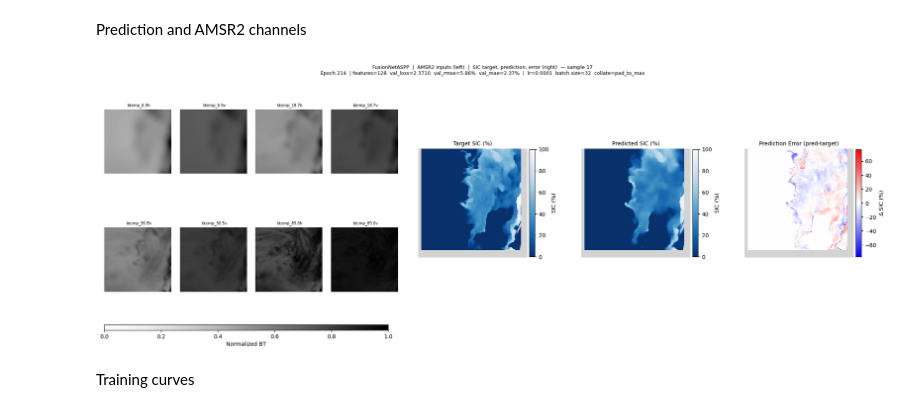
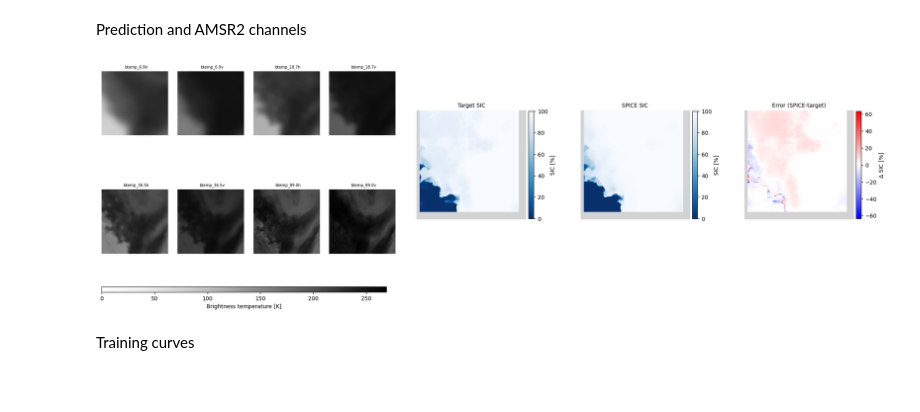
Before and after one commit to NinnaL/Master-thesis---Super-resolution-sea-ice-concentration-using-generative-AI, a Jupyter notebook: Code/prediction_plots.ipynb, the cells around one changed output. Drawn from its saved outputs; the diff is of its cells as text; code cells hidden in the pictures; blank space fills up the shorter version.

Commit message:
updated figures

```diff
--- a/Code/prediction_plots.ipynb
+++ b/Code/prediction_plots.ipynb
@@ -30,8 +30,8 @@ history_path = os.path.join(OUTPUT_DIR, f'training_history_{postfix}.npy')
 NUM_WORKERS = 0
 
 
-# device = torch.device('cuda' if torch.cuda.is_available() else 'cpu')
-device = torch.device('cpu')
+device = torch.device('cuda' if torch.cuda.is_available() else 'cpu')
+# device = torch.device('cpu')
 print(f"Using device: {device}")
 
 ### Load checkpoint — all model and training params come from here ###
@@ -85,7 +85,7 @@ Checkpoint  : epoch=214  in_channels=14  features=128
 Val metrics : loss=2.3710  rmse=5.86%  mae=2.37%
 Training    : lr=0.0001   sch=?  batch=32  wd=1e-05  grad_clip=1.0  collate=pad_to_max
 # %%
-SAMPLE_IDX  = 17   # which sample in the batch to plot
+SAMPLE_IDX  = 31   # which sample in the batch to plot
 
 ### Extract sample ###
 idx      = SAMPLE_IDX
@@ -106,6 +106,7 @@ Prediction and AMSR2 channels
 
 ### Extract sample ###
 idx      = SAMPLE_IDX
+# for idx in range(batch_size):
 amsr2_np = amsr2[idx].cpu().numpy()   # (14, H, W)
 sic_np   = sic[idx, 0].cpu().numpy()  # (H, W)
 mask_np  = mask[idx, 0].cpu().numpy() # (H, W) bool
@@ -125,9 +126,9 @@ cmap_bt   = plt.cm.Greys.copy(); cmap_bt.set_bad('beige')
 cmap_sic  = plt.cm.Blues_r.copy();  cmap_sic.set_bad('lightgray')
 cmap_diff = plt.cm.bwr.copy();   cmap_diff.set_bad('lightgray')
 
-# gs = gridspec.GridSpec(1, 2, figure=fig, width_ratios=[2, 3], wspace=0.05,
-#             left=0.02, right=0.98, top=0.88, bottom=0.08)
-# gs_amsr2 = gs[0, 0].subgridspec(3, 5, hspace=0.08, wspace=0.05)
+gs = gridspec.GridSpec(1, 2, figure=fig, width_ratios=[2, 3], wspace=0.05,
+            left=0.02, right=0.98, top=0.88, bottom=0.08)
+gs_amsr2 = gs[0, 0].subgridspec(3, 5, hspace=0.08, wspace=0.05)
 
 # ims_amsr2 = []
 # for i in range(in_channels):
@@ -152,59 +153,63 @@ for plot_idx, i in enumerate(channels_to_plot):
     ax = fig.add_subplot(gs_amsr2[row, col])
 
     chan = amsr2_np[i]
-    chan_min = np.nanmin(chan)
-    chan_max = np.nanmax(chan)
-    chan_norm = (chan - chan_min) / (chan_max - chan_min + 1e-8)
+    # chan_min = np.nanmin(chan)
+    # chan_max = np.nanmax(chan)
+    # chan_norm = (chan - chan_min) / (chan_max - chan_min + 1e-8)
+    chan_norm = chan
 
     im = ax.imshow(chan_norm, cmap=cmap_bt, vmin=0, vmax=1, interpolation='nearest')
     ax.set_title(channel_names[i] if i < len(channel_names) else f'ch {i}', fontsize=7)
     ax.axis('off')
     ims_amsr2.append(im)
 
 cbar_ax = fig.add_axes([0.02, 0.02, 0.36, 0.02])
-fig.colorbar(ims_amsr2[0], cax=cbar_ax, orientation='horizontal', label='Normalized BT')
-cbar_ax.set_xlim(0, 1)  # force correct colorbar range
+fig.colorbar(ims_amsr2[0], cax=cbar_ax, orientation='horizontal', label='Brightness temperature [K]')
+# cbar_ax.set_xlim(0, 1)  # force correct colorbar range
 
-# vmin_bt = amsr2_np.min()
-# vmax_bt = amsr2_np.max()
-# for im in ims_amsr2:
-#     im.set_clim(vmin_bt, vmax_bt)
+vmin_bt = amsr2_np.min()
+vmax_bt = amsr2_np.max()
+for im in ims_amsr2:
+    im.set_clim(vmin_bt, vmax_bt)
 
 # cbar_ax = fig.add_axes([0.02, 0.02, 0.36, 0.02])
 # fig.colorbar(ims_amsr2[0], cax=cbar_ax, orientation='horizontal', label='BT (K)')
 
 gs_sic = gs[0, 1].subgridspec(1, 3, wspace=0.4)
 vmin, vmax = 0, 100
 
 ax0 = fig.add_subplot(gs_sic[0, 0])
 im0 = ax0.imshow(sic_np, cmap=cmap_sic, vmin=vmin, vmax=vmax, interpolation='nearest')
-ax0.set_title('Target SIC (%)', fontsize=10)
+ax0.set_title('Target SIC', fontsize=10)
 ax0.axis('off')
-plt.colorbar(im0, ax=ax0, fraction=0.046, pad=0.02, label='SIC (%)')
+plt.colorbar(im0, ax=ax0, fraction=0.046, pad=0.02, label='SIC [%]')
 
 ax1 = fig.add_subplot(gs_sic[0, 1])
 im1 = ax1.imshow(pred_np, cmap=cmap_sic, vmin=vmin, vmax=vmax, interpolation='nearest')
-ax1.set_title('Predicted SIC (%)', fontsize=10)
+ax1.set_title('SPICE SIC', fontsize=10)
 ax1.axis('off')
-plt.colorbar(im1, ax=ax1, fraction=0.046, pad=0.02, label='SIC (%)')
+plt.colorbar(im1, ax=ax1, fraction=0.046, pad=0.02, label='SIC [%]')
 
 abs_max = np.nanmax(np.abs(diff_np))
 ax2 = fig.add_subplot(gs_sic[0, 2])
 im2 = ax2.imshow(diff_np, cmap=cmap_diff, vmin=-abs_max, vmax=abs_max, interpolation='nearest')
-ax2.set_title('Prediction Error (pred-target)', fontsize=10)
+ax2.set_title('Error (SPICE-target)', fontsize=10)
 ax2.axis('off')
-plt.colorbar(im2, ax=ax2, fraction=0.046, pad=0.02, label='Δ SIC (%)')
+plt.colorbar(im2, ax=ax2, fraction=0.046, pad=0.02, label='Δ SIC [%]')
 
-fig.suptitle(
-    f'{model_name}  |  AMSR2 inputs (left)  |  SIC target, prediction, error (right)  — sample {idx}\n'
-    f'Epoch {ckpt["epoch"]}  | features={features}  '
-    f'val_loss={ckpt["val_loss"]:.4f}  val_rmse={ckpt["val_rmse"]:.2f}%  val_mae={ckpt["val_mae"]:.2f}%  |  '
-    f'lr={lr}  batch size={batch_size}  collate={collate}',
-    fontsize=9,
-)
+# fig.suptitle(
+#     f'SPICE  |  AMSR2 inputs (left)  |  Target, SPICE, error (right)  — sample {idx}\n'
+#     f'Epoch {ckpt["epoch"]}  | features={features}  '
+#     f'val_loss={ckpt["val_loss"]:.4f}  val_rmse={ckpt["val_rmse"]:.2f}%  val_mae={ckpt["val_mae"]:.2f}%  |  '
+#     f'lr={lr}  batch size={batch_size}  collate={collate}',
+#     fontsize=9,
+# )
+# fig.suptitle(idx)
+
+plt.savefig('/dmidata/users/nili/Master/Master-thesis---Super-resolution-sea-ice-concentration-using-generative-AI/figures/results/training/SPICE_pred_3.png', dpi=300, bbox_inches='tight')
 plt.show()
 # %% [output]
-[figure, old version]
+[figure, new version]
 # %% [markdown]
 Training curves
 # %%
```
Also changed, not shown: parts of 7 cells of this notebook, 37 other files.
